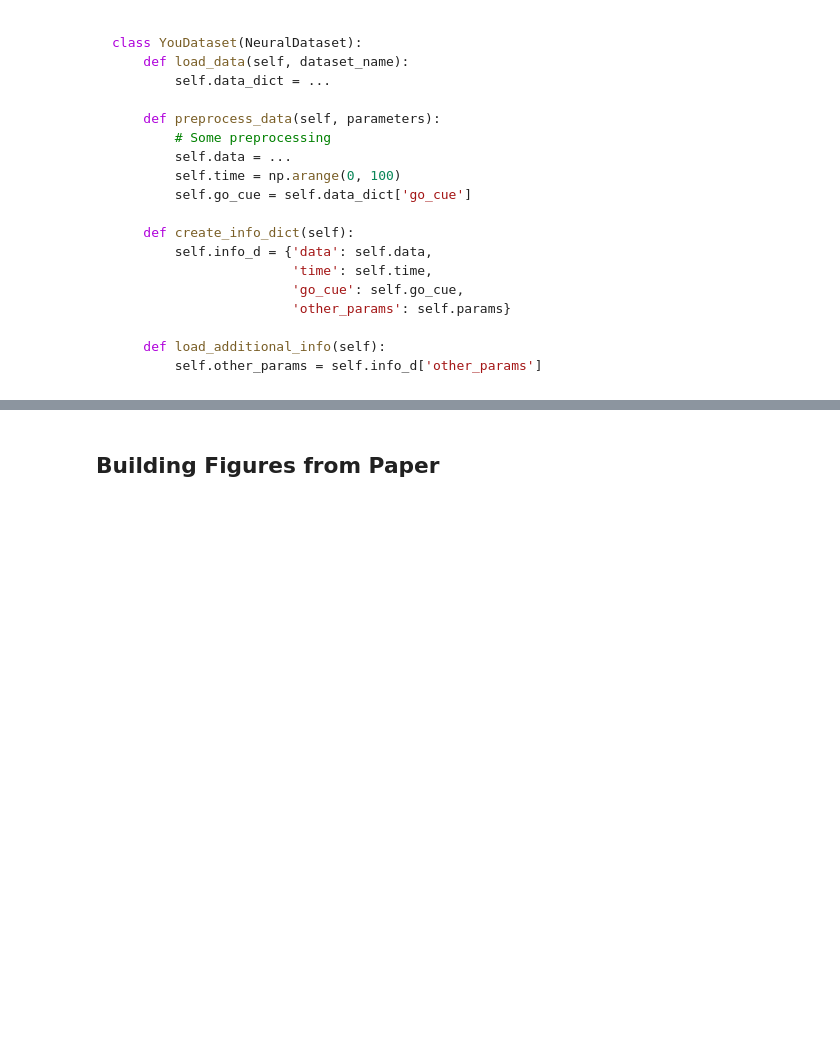
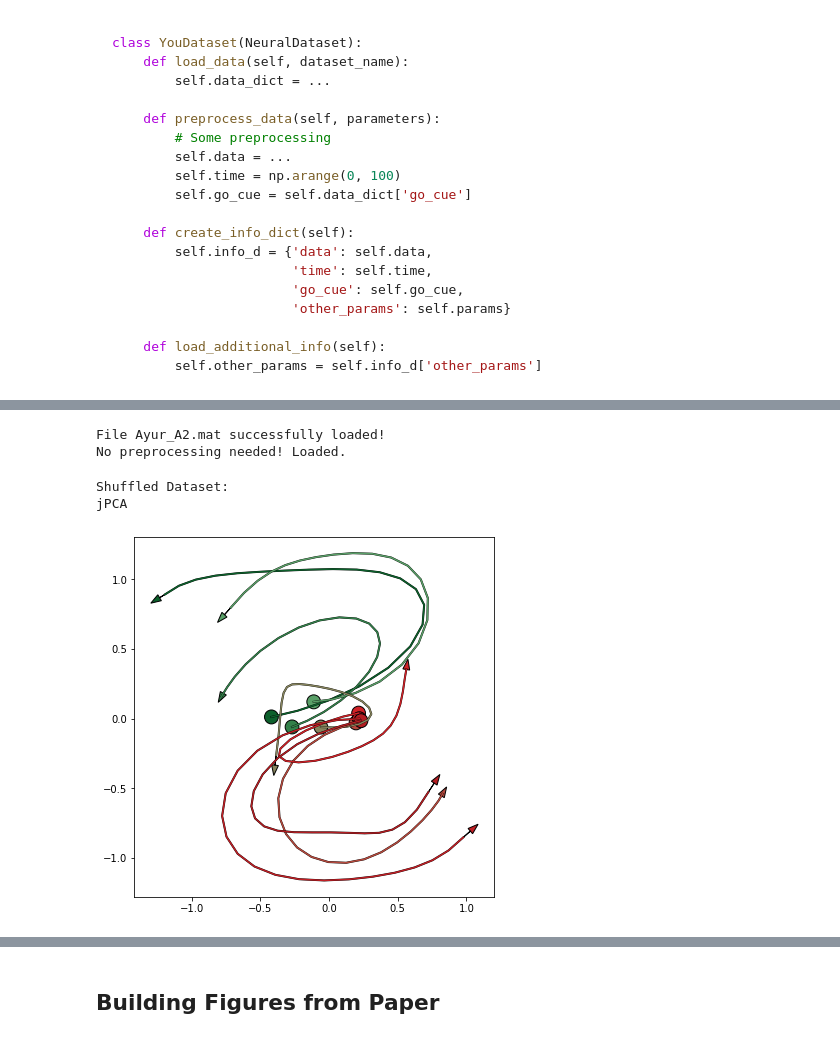
Before and after one commit to NevVerVer/neural-dynamics-gyration, a Jupyter notebook: datasets_analysis.ipynb, the cells around one changed output, grey strips where cells are left out. Drawn from its saved outputs; the diff is of its cells as text; code cells hidden in the pictures; blank space fills up the shorter version.

Commit message:
datasets tutorial

```diff
--- a/datasets_analysis.ipynb
+++ b/datasets_analysis.ipynb
@@ -133,0 +144,15 @@ class YouDataset(NeuralDataset):
+# %%
+dat = ReachingKalidindi('datasets/mc_kalidindi2021/A2_data/')
+dat.load_data('Ayur_A2.mat')
+dat.preprocess_data()
+# %% [output]
+File Ayur_A2.mat successfully loaded!
+No preprocessing needed! Loaded.
+# %%
+dat.shuffle_data('2')
+print('Shuffled Dataset:')
+dat.plot_jpca(tstart=0, tend=20)
+# %% [output]
+Shuffled Dataset:
+jPCA
+[figure, added]
```
Also changed, not shown: parts of 11 cells of this notebook, 2 other files.
